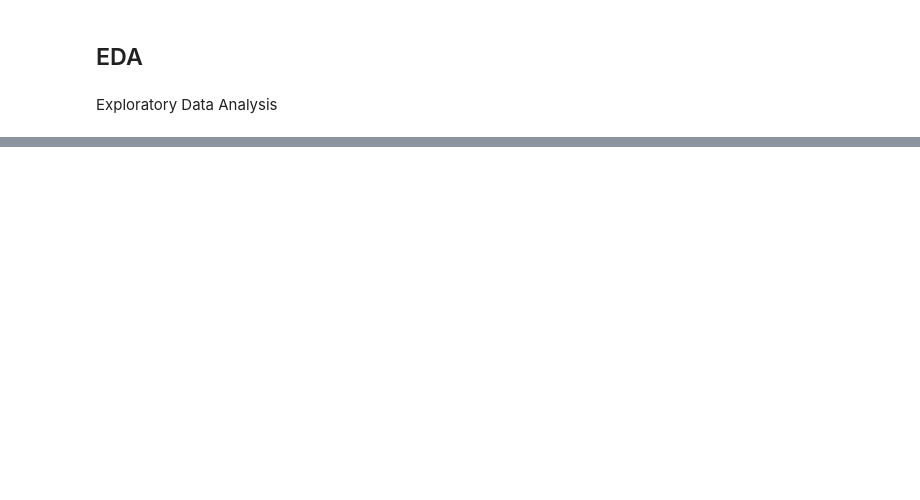
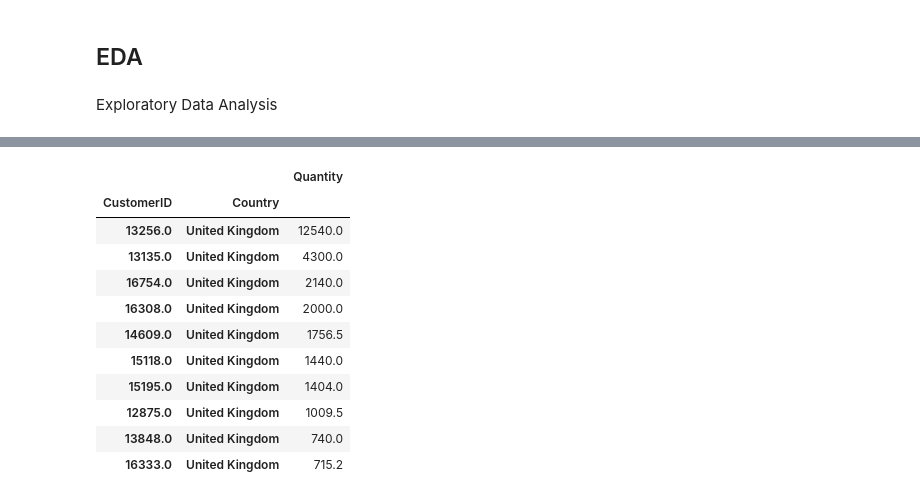
Before and after one commit to Zielzor/RetailDataAnalysis, a Jupyter notebook: Products Sales Analysis.ipynb, the cells around one changed output, grey strips where cells are left out. Cells and saved outputs as stored; diff of their text form; code cells hidden in the pictures; blank space fills up the shorter version.

```diff
--- a/Products Sales Analysis.ipynb
+++ b/Products Sales Analysis.ipynb
@@ -263,3 +265,22 @@ sales_per_customer.head()
 | 1903 | 14911.0 | EIRE | 77180 |
 | 3766 | 17450.0 | United Kingdom | 69029 |
 | 4241 | 18102.0 | United Kingdom | 64122 |
+# %%
+ mean_quantity_per_customer = df2.groupby(['CustomerID','Country'],).Quantity.mean().sort_values(ascending = False)
+ mean_quantity_per_customer.columns = ["CustomerID", "Country","MeanOfSales"]
+# %%
+mean_quantity_per_customer = pd.DataFrame(mean_quantity_per_customer)
+mean_quantity_per_customer.head(10)
+# %% [output]
+|  |  | Quantity |
+| CustomerID | Country |  |
+| 13256.0 | United Kingdom | 12540.0 |
+| 13135.0 | United Kingdom | 4300.0 |
+| 16754.0 | United Kingdom | 2140.0 |
+| 16308.0 | United Kingdom | 2000.0 |
+| 14609.0 | United Kingdom | 1756.5 |
+| 15118.0 | United Kingdom | 1440.0 |
+| 15195.0 | United Kingdom | 1404.0 |
+| 12875.0 | United Kingdom | 1009.5 |
+| 13848.0 | United Kingdom | 740.0 |
+| 16333.0 | United Kingdom | 715.2 |
```
Also changed, not shown: parts of 7 cells of this notebook.
